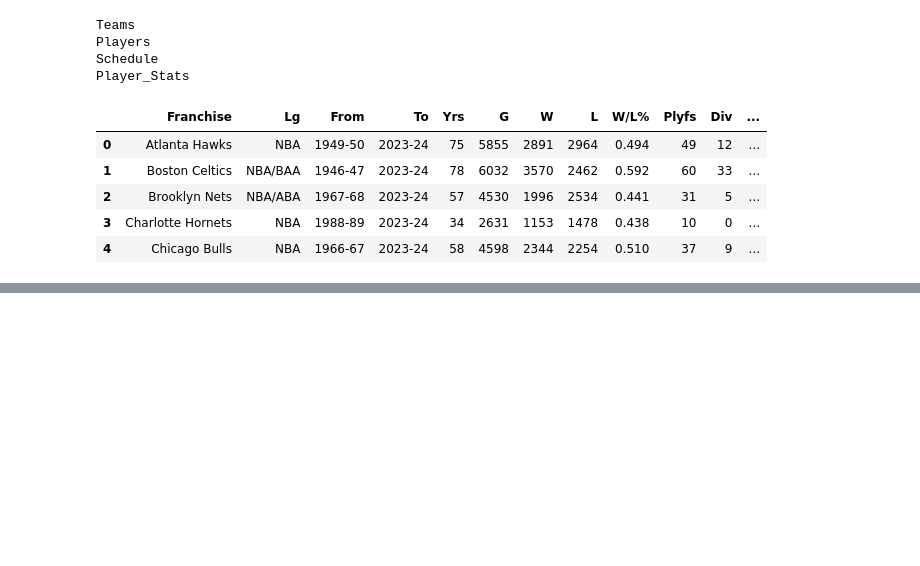
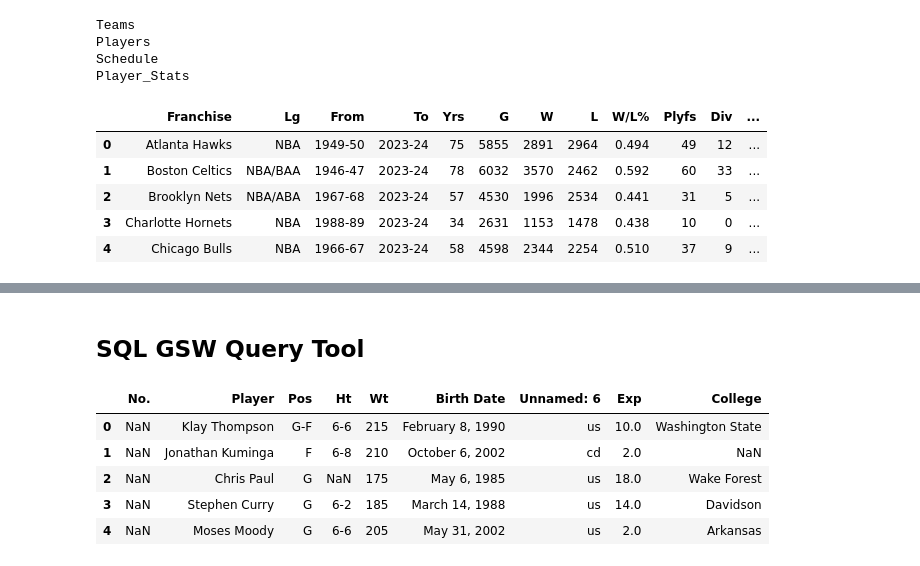
Before and after one commit to PanoEvJ/Maker_Space_Jam, a Jupyter notebook: nb/jam-token.ipynb, the cells around one changed output, grey strips where cells are left out. Drawn from its saved outputs; the diff is of its cells as text; code cells hidden in the pictures; blank space fills up the shorter version.

```diff
--- a/nb/jam-token.ipynb
+++ b/nb/jam-token.ipynb
@@ -503,0 +541,13 @@ Got output: The player with the highest three-point percentage in the playoffs i
+# %% [markdown]
+## SQL GSW Query Tool
+# %%
+sheet_names = ['GSW_Team_Roster', 'GSW_Players_Summary', 'GSW_staff_and_executives']
+dict_of_dfs = {sheet: get_df_from_workbook(sheet) for sheet in sheet_names}
+dict_of_dfs['GSW_Team_Roster'].head()
+# %% [output]
+|  | No. | Player | Pos | Ht | Wt | Birth Date | Unnamed: 6 | Exp | College |
+| 0 | NaN | Klay Thompson | G-F | 6-6 | 215 | February 8, 1990 | us | 10.0 | Washington State |
+| 1 | NaN | Jonathan Kuminga | F | 6-8 | 210 | October 6, 2002 | cd | 2.0 | NaN |
+| 2 | NaN | Chris Paul | G | NaN | 175 | May 6, 1985 | us | 18.0 | Wake Forest |
+| 3 | NaN | Stephen Curry | G | 6-2 | 185 | March 14, 1988 | us | 14.0 | Davidson |
+| 4 | NaN | Moses Moody | G | 6-6 | 205 | May 31, 2002 | us | 2.0 | Arkansas |
```
Also changed, not shown: parts of 10 cells of this notebook, 1 other file.
